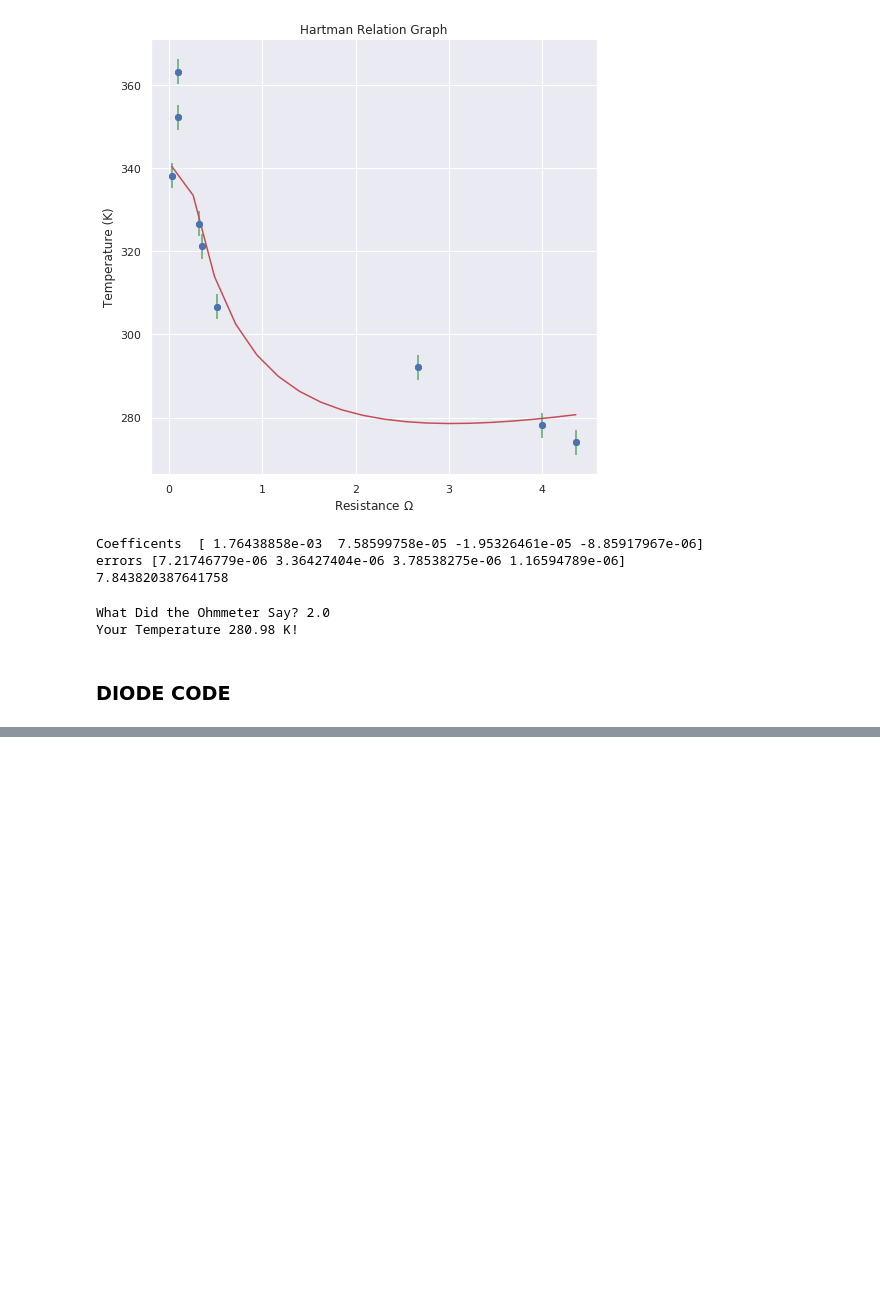
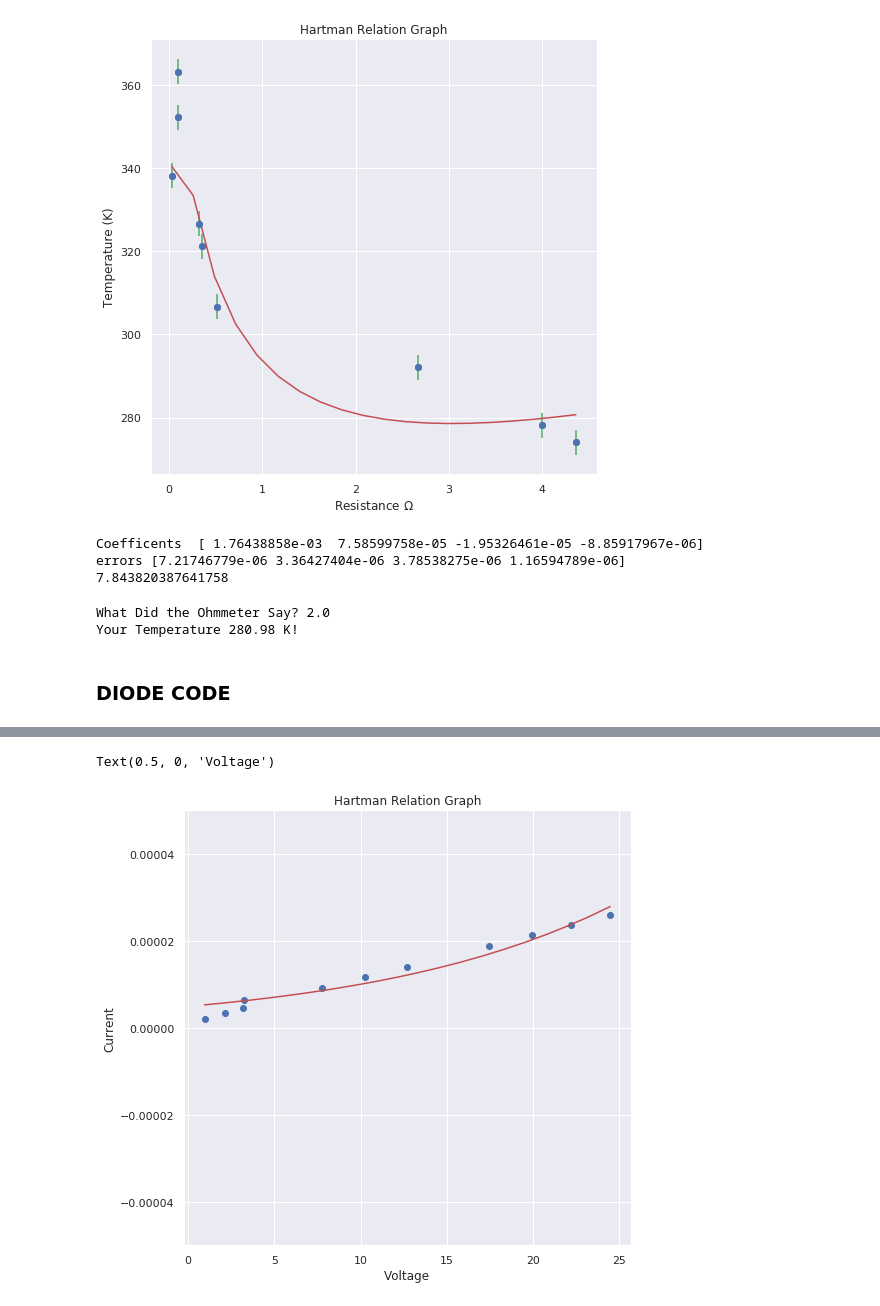
Before and after one commit to lessconfused/PHY324, a Jupyter notebook: Thermistor_Diode.ipynb, the cells around one changed output, grey strips where cells are left out. Saved outputs shown, nothing was run; the diff lists cells and outputs as text; code cells hidden in the pictures; blank space fills up the shorter version.

```diff
--- a/Thermistor_Diode.ipynb
+++ b/Thermistor_Diode.ipynb
@@ -80,0 +98,13 @@ plt.xlabel('wavelength (nm)')
+# %%
+plt.figure(figsize = (8,8))
+plt.scatter(voltage,current)
+plt.ylim(-0.00005,0.00005)
+init = (.1, 10*10**-20)
+fit = fitting(Shockley_Diode,voltage,current,guess =init, sigma = yerr)
+plt.plot(np.linspace(np.min(voltage), np.max(voltage),20), fit[0], c = 'r')
+plt.title('Hartman Relation Graph')
+plt.ylabel('Current')
+plt.xlabel('Voltage')
+# %% [output]
+Text(0.5, 0, 'Voltage')
+[figure, added]
```
Also changed, not shown: parts of 6 cells of this notebook, 2 other files.
